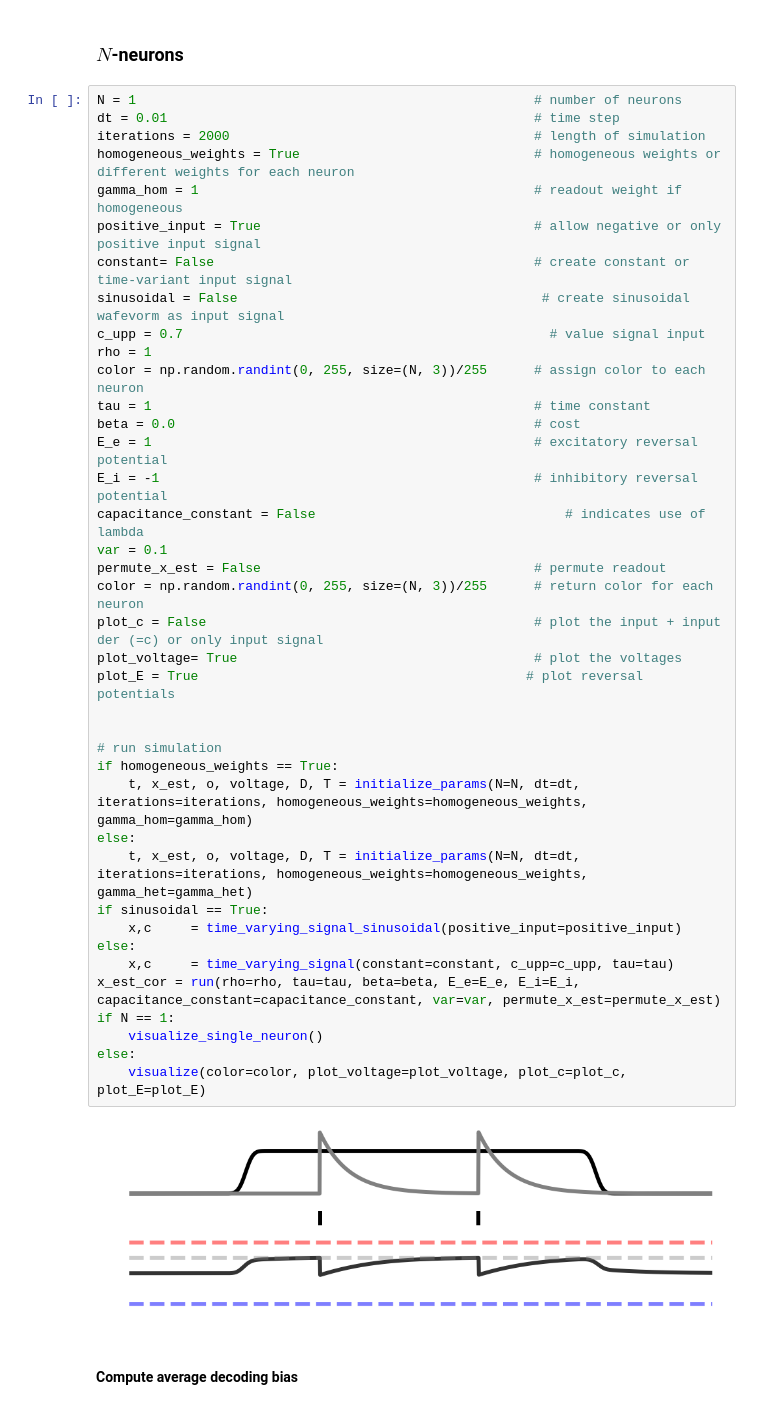
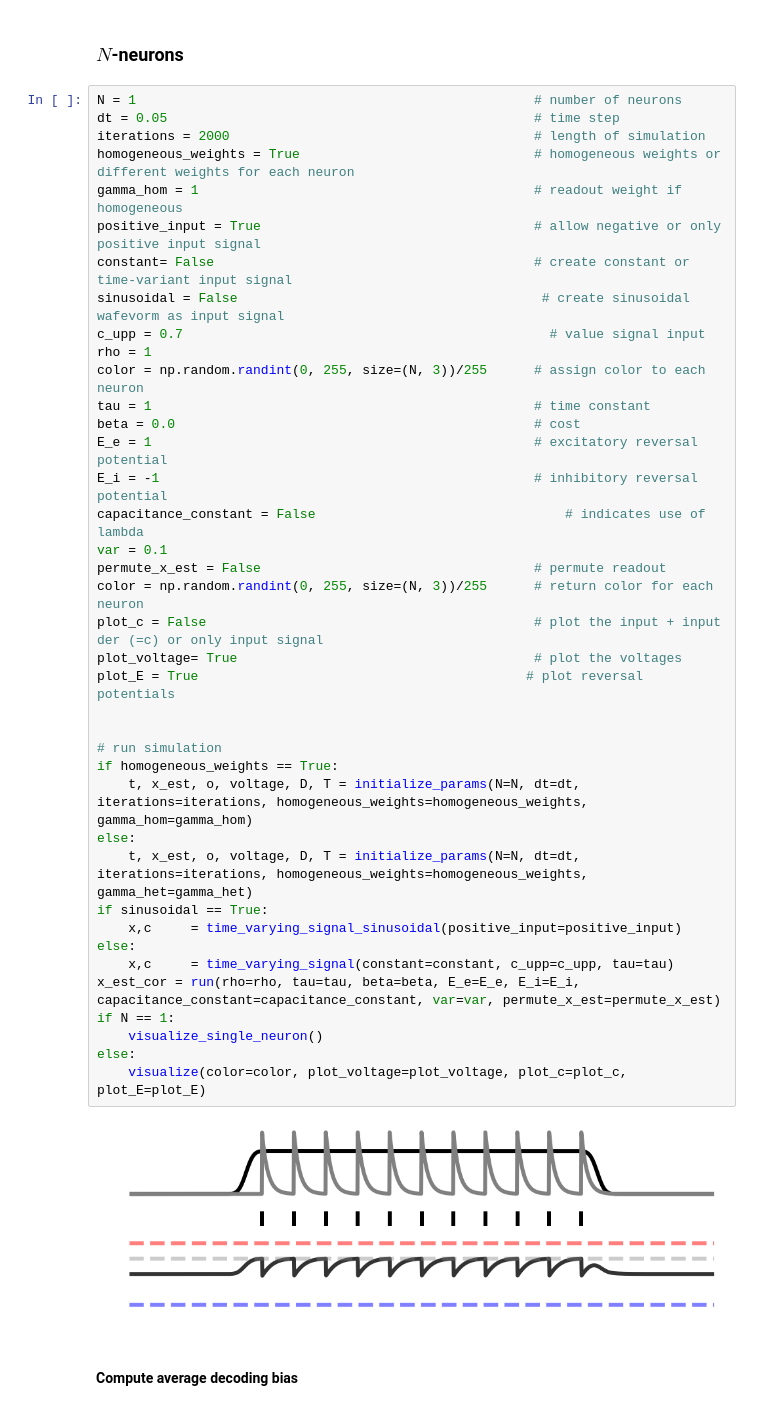
Before and after one commit to ABra1993/LisbonLab, a Jupyter notebook: Conductance/SNN_conductance.ipynb, the cells around one changed output. Drawn from its saved outputs; the diff is of its cells as text.

```diff
--- a/Conductance/SNN_conductance.ipynb
+++ b/Conductance/SNN_conductance.ipynb
@@ -657,7 +652,7 @@ def visualize_single_neuron():
 ### $\textit{N}$-neurons
 # %%
 N = 1                                                   # number of neurons
-dt = 0.01                                               # time step
+dt = 0.05                                               # time step
 iterations = 2000                                       # length of simulation
 homogeneous_weights = True                              # homogeneous weights or different weights for each neuron
 gamma_hom = 1                                           # readout weight if homogeneous
@@ -668,34 +663,34 @@ c_upp = 0.7                                               # value signal input
 rho = 1
 color = np.random.randint(0, 255, size=(N, 3))/255      # assign color to each neuron
 tau = 1                                                 # time constant
 beta = 0.0                                              # cost
 E_e = 1                                                 # excitatory reversal potential
 E_i = -1                                                # inhibitory reversal potential
 capacitance_constant = False                                # indicates use of lambda
 var = 0.1
 permute_x_est = False                                   # permute readout
 color = np.random.randint(0, 255, size=(N, 3))/255      # return color for each neuron
 plot_c = False                                          # plot the input + input der (=c) or only input signal
 plot_voltage= True                                      # plot the voltages
 plot_E = True                                          # plot reversal potentials
 
 
 # run simulation
 if homogeneous_weights == True:
     t, x_est, o, voltage, D, T = initialize_params(N=N, dt=dt, iterations=iterations, homogeneous_weights=homogeneous_weights, gamma_hom=gamma_hom)
 else:
     t, x_est, o, voltage, D, T = initialize_params(N=N, dt=dt, iterations=iterations, homogeneous_weights=homogeneous_weights, gamma_het=gamma_het)
 if sinusoidal == True:
     x,c     = time_varying_signal_sinusoidal(positive_input=positive_input)
 else:
     x,c     = time_varying_signal(constant=constant, c_upp=c_upp, tau=tau)
 x_est_cor = run(rho=rho, tau=tau, beta=beta, E_e=E_e, E_i=E_i, capacitance_constant=capacitance_constant, var=var, permute_x_est=permute_x_est)
 if N == 1:
     visualize_single_neuron()
 else:
     visualize(color=color, plot_voltage=plot_voltage, plot_c=plot_c, plot_E=plot_E)
 # %% [output]
-[figure, old version]
+[figure, new version]
 # %% [markdown]
 #### Compute average decoding bias
 # %%
```
Also changed, not shown: parts of 16 cells of this notebook, 10 other files.
